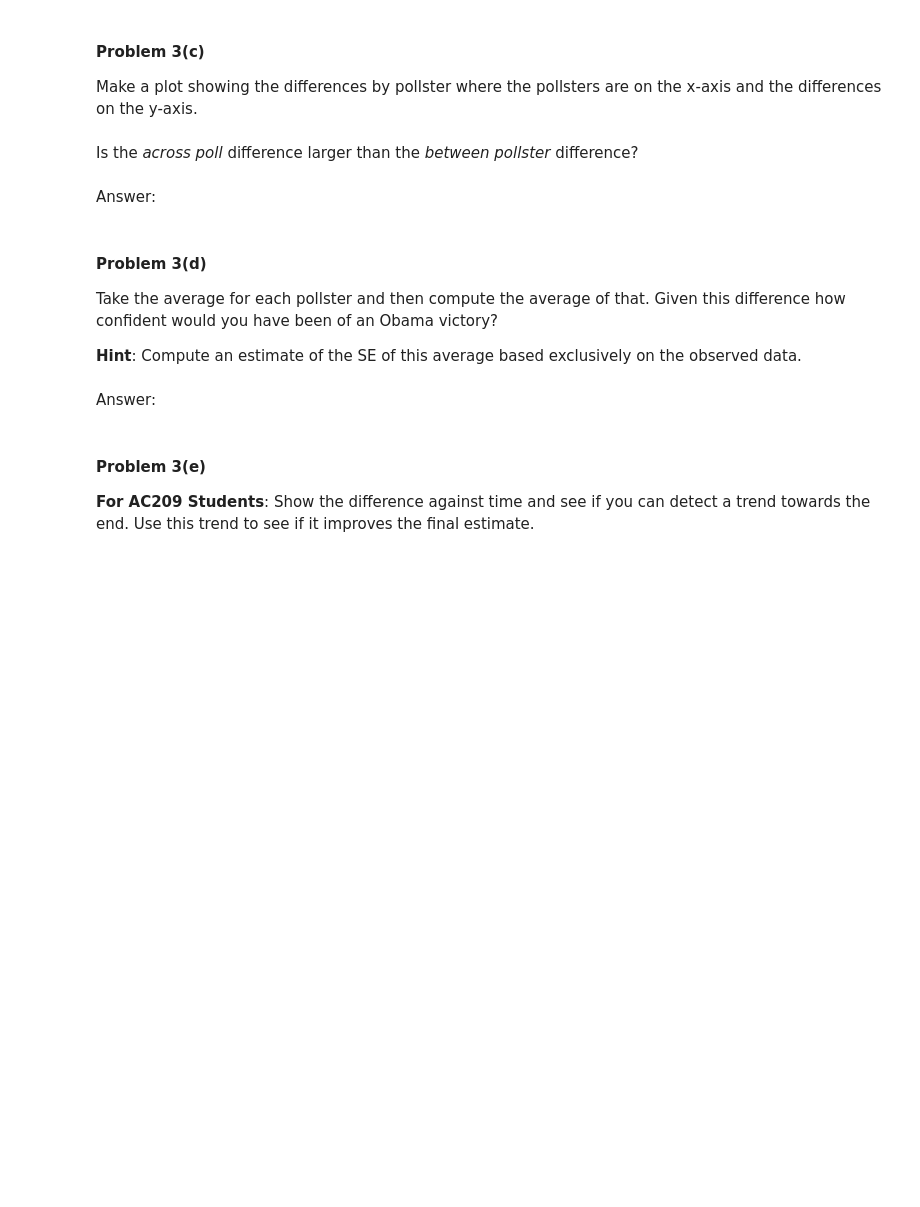
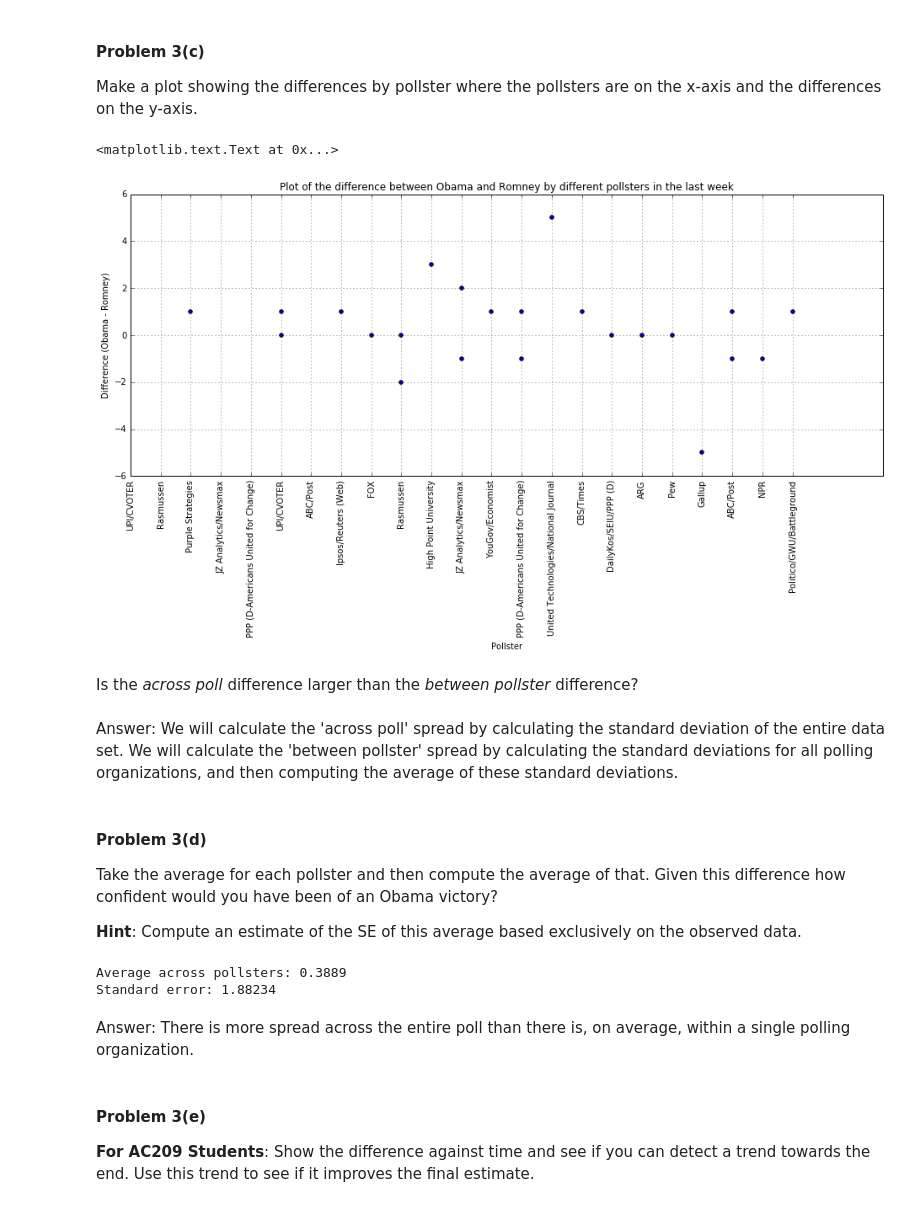
Before and after one commit to deep327/2014, a Jupyter notebook: homework/HW2.ipynb, the cells around one changed output. Saved outputs shown, nothing was run; the diff lists cells and outputs as text; code cells hidden in the pictures; blank space fills up the shorter version.

```diff
--- a/homework/HW2.ipynb
+++ b/homework/HW2.ipynb
@@ -707,4 +757,19 @@ Make a plot showing the differences by pollster where the pollsters are on the x
+# %%
+#your code here
+#plot
+plt.figure(figsize=(16,6))
+plt.grid(True)
+plt.scatter(map(lambda x: pollstermap[x],weekelec.Pollster), weekelec.Diff)
+#plt.axhline(y=3.9, c = "gray")
+plt.xticks(range(len(polls)), polls, rotation = 90)
+plt.xlabel("Pollster")
+plt.ylabel("Difference (Obama - Romney)")
+plt.title("Plot of the difference between Obama and Romney by different pollsters in the last week")
+# %% [output]
+<matplotlib.text.Text at 0x...>
+[figure, added]
 # %% [markdown]
 Is the *across poll* difference larger than the *between pollster* difference?
-# %% [markdown]
-Answer:
+# %% [markdown]
+Answer: We will calculate the 'across poll' spread by calculating the standard deviation of the entire data set.
+We will calculate the 'between pollster' spread by calculating the standard deviations for all polling organizations, and then computing the average of these standard deviations.
@@ -719,5 +785,13 @@ Take the average for each pollster and then compute the average of that. Given t
-# %% [markdown]
-Answer:
+# %%
+#your code here
+aggr  = weekelec.groupby("Pollster").mean()
+print "Average across pollsters: %g" % np.round(np.mean(aggr.Diff),4)
+print "Standard error: %g" % np.std(aggr.Diff, ddof = 0)
+# %% [output]
+Average across pollsters: 0.3889
+Standard error: 1.88234
+# %% [markdown]
+Answer: There is more spread across the entire poll than there is, on average, within a single polling organization.
 # %% [markdown]
 #### Problem 3(e)
 
```
Also changed, not shown: parts of 22 cells of this notebook.
